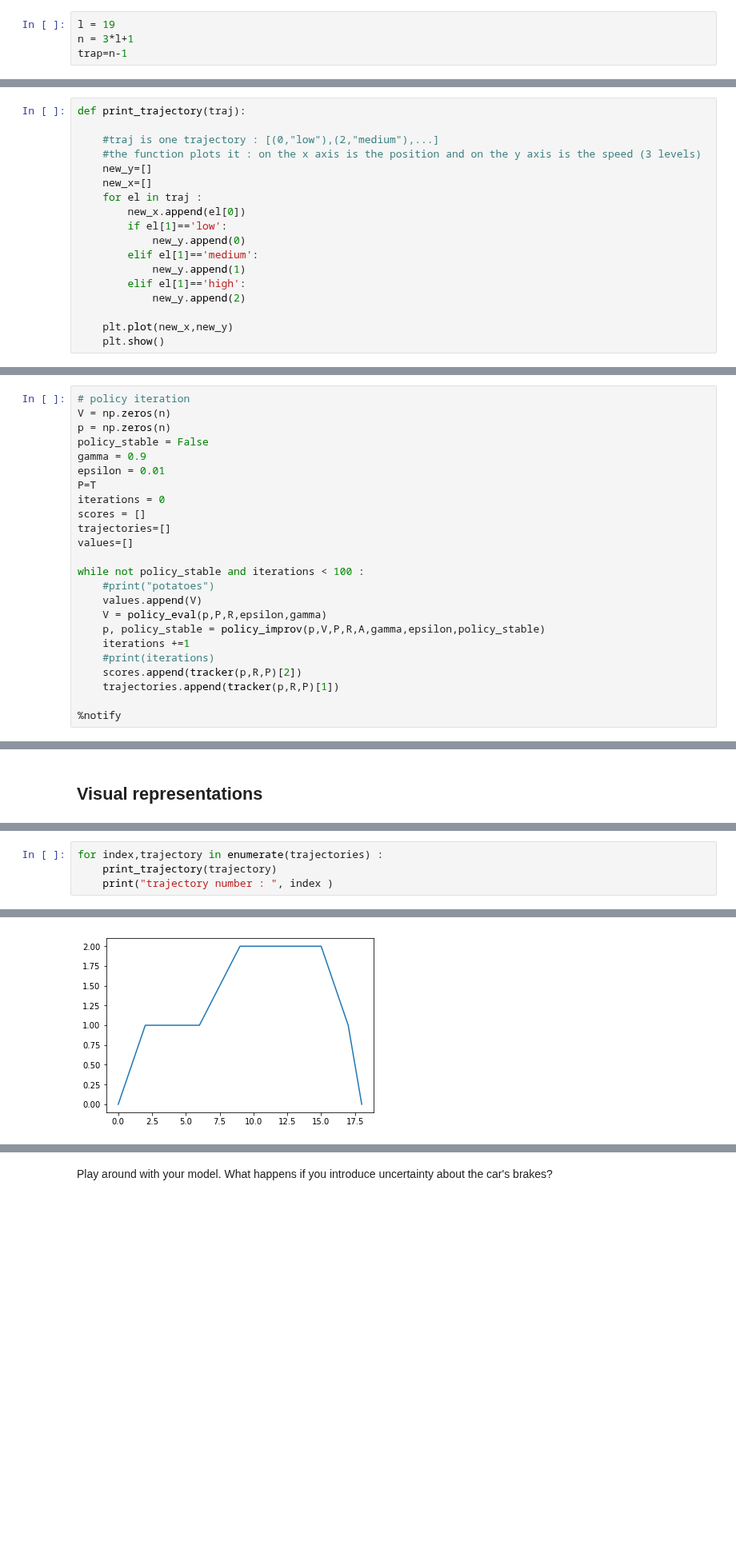
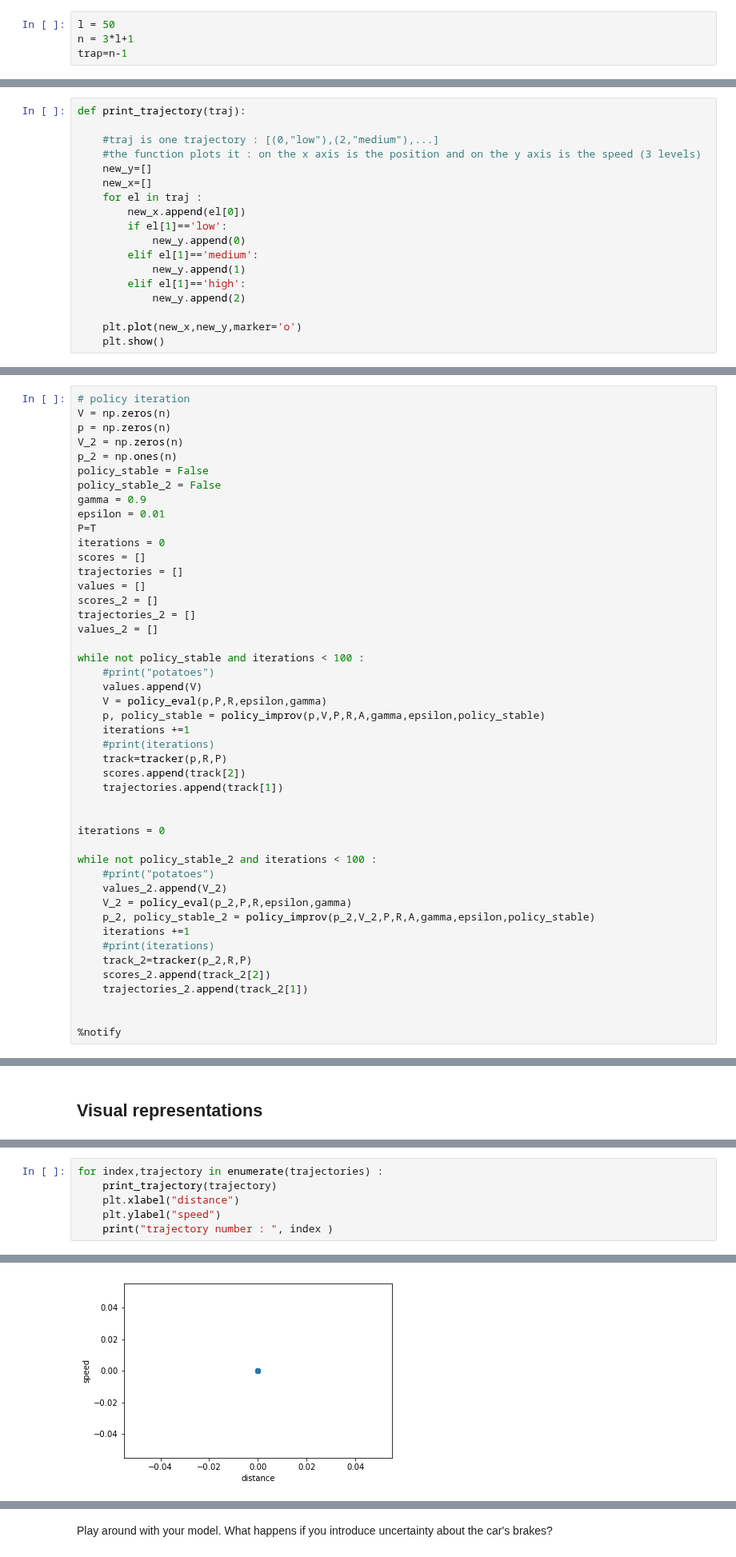
Before and after one commit to jonasracine/RL_sandbox, a Jupyter notebook: street_racer.ipynb, the cells around one changed output, grey strips where cells are left out. Shown at 80% size. Drawn from its saved outputs; the diff is of its cells as text; blank space fills up the shorter version.

Commit message:
finished plots

```diff
--- a/street_racer.ipynb
+++ b/street_racer.ipynb
@@ -36,7 +37,7 @@ As this problem is an (over-)simplification of our traffic light problem, any wo
 # %% [markdown]
 Start by figuring out the number of states you will need and build transition matrices for every action. For now, actions move the car from state to state in the deterministic manner described above.
 # %%
-l = 19
+l = 50
 n = 3*l+1
 trap=n-1
 # %%
@@ -377,7 +378,7 @@ def print_trajectory(traj):
         elif el[1]=='high':
             new_y.append(2)
 
-    plt.plot(new_x,new_y)
+    plt.plot(new_x,new_y,marker='o')
     plt.show()
 # %% [markdown]
 
@@ -391,14 +392,20 @@ policy_test = policy_initial
 # policy iteration
 V = np.zeros(n)
 p = np.zeros(n)
+V_2 = np.zeros(n)
+p_2 = np.ones(n)
 policy_stable = False
+policy_stable_2 = False
 gamma = 0.9
 epsilon = 0.01
 P=T
 iterations = 0
 scores = []
-trajectories=[]
-values=[]
+trajectories = []
+values = []
+scores_2 = []
+trajectories_2 = []
+values_2 = []
 
 while not policy_stable and iterations < 100 :
     #print("potatoes")
@@ -407,8 +414,24 @@ while not policy_stable and iterations < 100 :
     p, policy_stable = policy_improv(p,V,P,R,A,gamma,epsilon,policy_stable)
     iterations +=1
     #print(iterations)
-    scores.append(tracker(p,R,P)[2])
-    trajectories.append(tracker(p,R,P)[1])
+    track=tracker(p,R,P)
+    scores.append(track[2])
+    trajectories.append(track[1])
+
+
+iterations = 0
+
+while not policy_stable_2 and iterations < 100 :
+    #print("potatoes")
+    values_2.append(V_2)
+    V_2 = policy_eval(p_2,P,R,epsilon,gamma)
+    p_2, policy_stable_2 = policy_improv(p_2,V_2,P,R,A,gamma,epsilon,policy_stable)
+    iterations +=1
+    #print(iterations)
+    track_2=tracker(p_2,R,P)
+    scores_2.append(track_2[2])
+    trajectories_2.append(track_2[1])
+
 
 %notify
 # %% [output]
@@ -418,5 +443,7 @@ while not policy_stable and iterations < 100 :
 # %%
 for index,trajectory in enumerate(trajectories) :
     print_trajectory(trajectory)
+    plt.xlabel("distance")
+    plt.ylabel("speed")
     print("trajectory number : ", index )
 # %% [output]
@@ -428,3 +455,3 @@ trajectory number :  1
 trajectory number :  2
-[figure, old version]
+[figure, new version]
 trajectory number :  3
```
Also changed, not shown: parts of 16 cells of this notebook, 4 other files.
